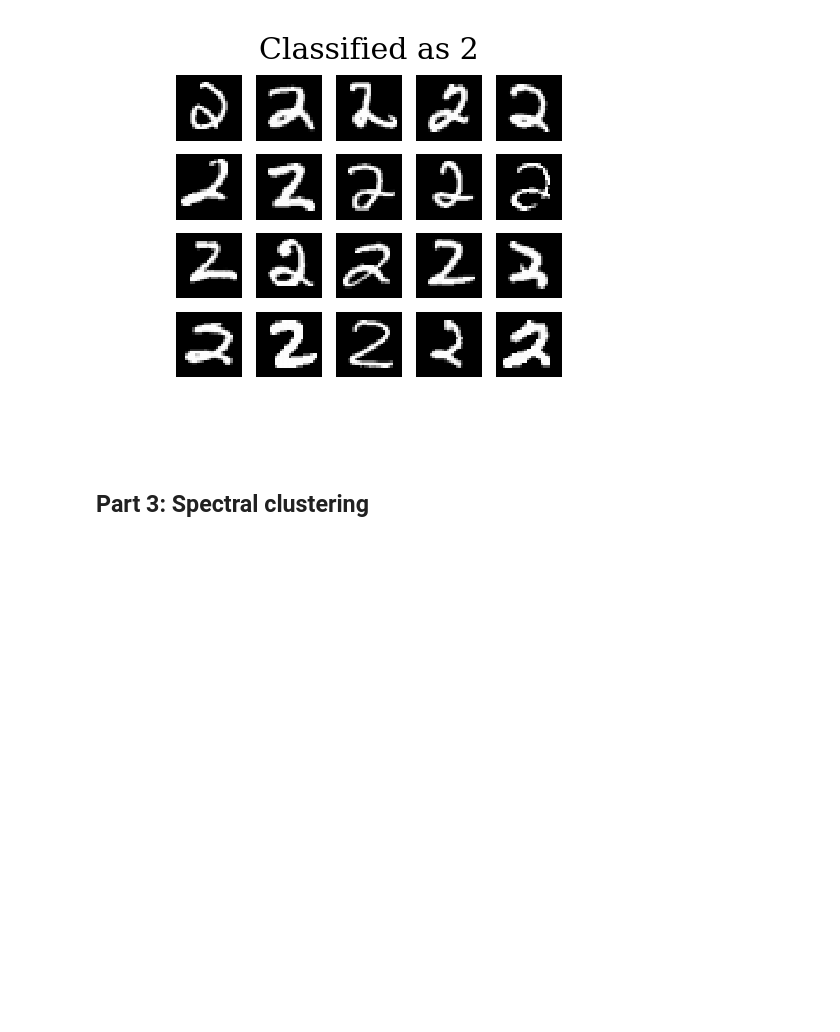
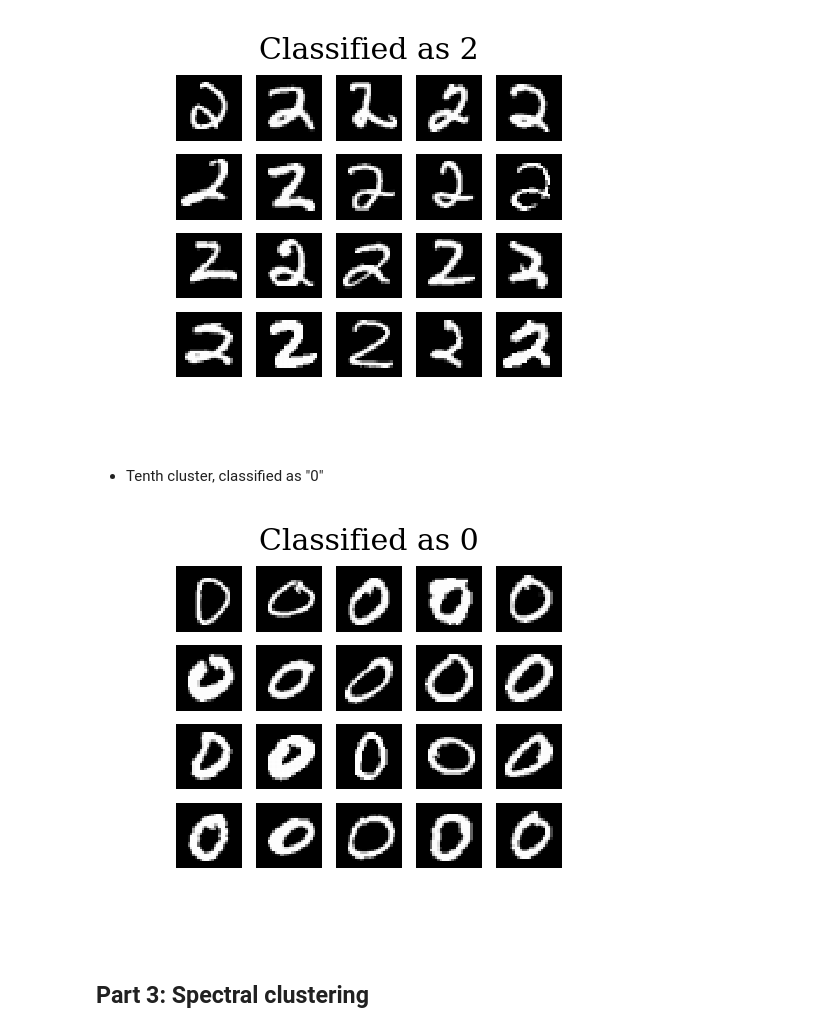
Before and after one commit to dtanoglidis/Machine-Learning-and-Large-Scale-Data-Analysis, a Jupyter notebook: HW2_Prob5_Tanoglidis.ipynb, the cells around one changed output. Cells and saved outputs as stored; diff of their text form; code cells hidden in the pictures; blank space fills up the shorter version.

```diff
--- a/HW2_Prob5_Tanoglidis.ipynb
+++ b/HW2_Prob5_Tanoglidis.ipynb
@@ -552,5 +552,23 @@ plt.axis('off')
 plt.show()
 # %% [output]
 [figure]
+# %% [markdown]
+- Tenth cluster, classified as "0"
+# %%
+clust_10 = (data_train[(labels_10==9)])[0:20,:]
+
+plt.figure(figsize=(ncols*0.5, nrows*0.5))
+
+for i in xrange(nrows*ncols):
+    if (i==3):
+        plt.title("Classified as 0")
+    plt.subplot(nrows, ncols, i+1)
+    plt.imshow(clust_10[i].reshape((28,28)), cmap='gray')
+    plt.axis('off')
+
+plt.axis('off')
+plt.show()
+# %% [output]
+[figure, added]
 # %% [markdown]
 ## Part 3: Spectral clustering
```
